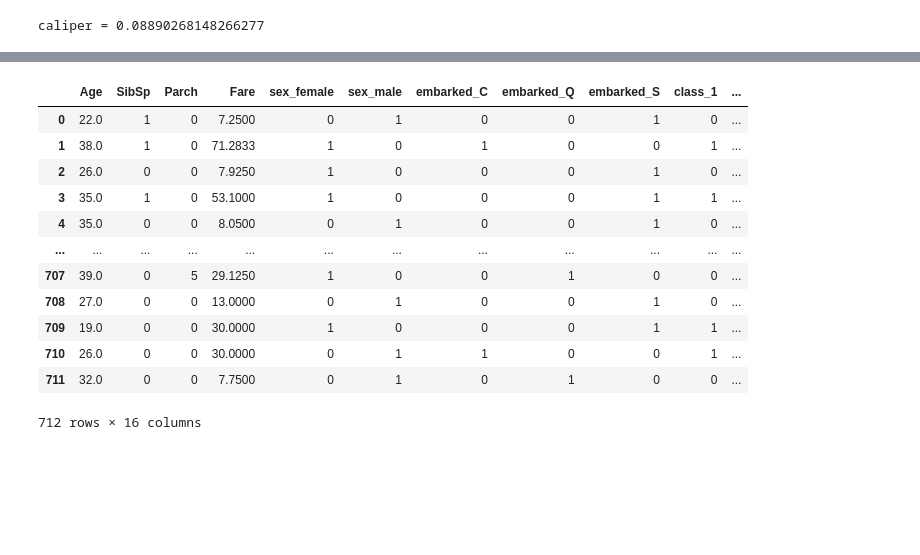
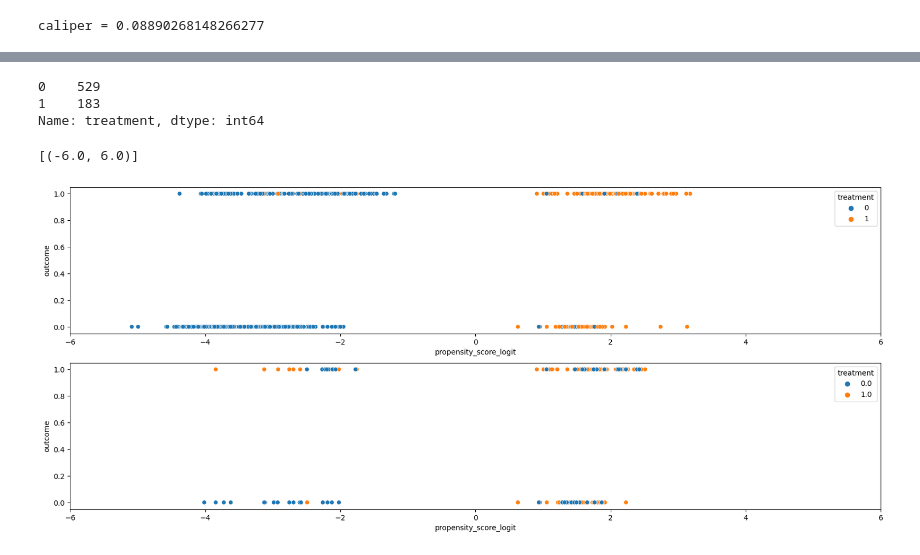
Before and after one commit to iamdingkai/causal-inference, a Jupyter notebook: propensity score matchiing/prop.ipynb, the cells around one changed output, grey strips where cells are left out. Saved outputs shown, nothing was run; the diff lists cells and outputs as text; code cells hidden in the pictures; blank space fills up the shorter version.

Commit message:
add matching

```diff
--- a/propensity score matchiing/prop.ipynb
+++ b/propensity score matchiing/prop.ipynb
@@ -190,6 +192,0 @@ array([  0, 607, 539, 301, 590, 641, 611,  36, 134, 449])
-# %%
-def obtain_match_details(
-        row,
-        all_data,
-        attributes,
-):
@@ -195,0 +198,12 @@ def obtain_match_details(
+# %%
+def perfom_matching_v2(row, indexes, df_data):
+    current_index = int(row['index']) # Obtain value from index-named column, not the actual DF index.
+    prop_score_logit = row['propensity_score_logit']
+    for idx in indexes[current_index,:]:
+        if (current_index != idx) and (row.treatment == 1) and (df_data.loc[idx].treatment == 0):
+            return int(idx)
+
+X_encoded['matched_element'] = X_encoded.reset_index().apply(perfom_matching_v2, axis = 1, args = (indexes, X_encoded))
+
+treated_with_match = ~X_encoded.matched_element.isna()
+treated_matched_data = X_encoded[treated_with_match]
@@ -195,0 +226,15 @@ def obtain_match_details(
+# %%
+untreated_matched_data = pd.DataFrame(
+    data = treated_matched_data['matched_element']
+)
+attributes = ['Age', 'SibSp', 'Parch', 'Fare', 'sex_female', 'sex_male', 'embarked_C',
+       'embarked_Q', 'embarked_S', 'class_1', 'class_2', 'class_3',
+       'propensity_score', 'propensity_score_logit', 'outcome', 'treatment']
+
+def obtain_match_details(row, all_data, attribute):
+    return all_data.loc[row['matched_element']][attribute]
+for attr in attributes:
+    untreated_matched_data[attr] = untreated_matched_data.apply(obtain_match_details, axis = 1, all_data = X_encoded, attribute = attr)
+
+
+untreated_matched_data
@@ -196,16 +255,15 @@ def obtain_match_details(
 # %%
-X_encoded
+X_encoded['treatment'].value_counts()
 # %% [output]
-|  | Age | SibSp | Parch | Fare | sex_female | sex_male | embarked_C | embarked_Q | embarked_S | class_1 | ... |
-| 0 | 22.0 | 1 | 0 | 7.2500 | 0 | 1 | 0 | 0 | 1 | 0 | ... |
-| 1 | 38.0 | 1 | 0 | 71.2833 | 1 | 0 | 1 | 0 | 0 | 1 | ... |
-| 2 | 26.0 | 0 | 0 | 7.9250 | 1 | 0 | 0 | 0 | 1 | 0 | ... |
-| 3 | 35.0 | 1 | 0 | 53.1000 | 1 | 0 | 0 | 0 | 1 | 1 | ... |
-| 4 | 35.0 | 0 | 0 | 8.0500 | 0 | 1 | 0 | 0 | 1 | 0 | ... |
-| ... | ... | ... | ... | ... | ... | ... | ... | ... | ... | ... | ... |
-| 707 | 39.0 | 0 | 5 | 29.1250 | 1 | 0 | 0 | 1 | 0 | 0 | ... |
-| 708 | 27.0 | 0 | 0 | 13.0000 | 0 | 1 | 0 | 0 | 1 | 0 | ... |
-| 709 | 19.0 | 0 | 0 | 30.0000 | 1 | 0 | 0 | 0 | 1 | 1 | ... |
-| 710 | 26.0 | 0 | 0 | 30.0000 | 0 | 1 | 1 | 0 | 0 | 1 | ... |
-| 711 | 32.0 | 0 | 0 | 7.7500 | 0 | 1 | 0 | 1 | 0 | 0 | ... |
-712 rows × 16 columns
+0    529
+1    183
+Name: treatment, dtype: int64
+# %%
+all_matched_data = pd.concat([treated_matched_data, untreated_matched_data], axis = 0)
+# %%
+fig, ax = plt.subplots(2, 1, figsize = (20, 8))
+sns.scatterplot(data = X_encoded, y = 'outcome', x = 'propensity_score_logit', hue = 'treatment', ax = ax[0],).set(xlim = (-6, 6))
+sns.scatterplot(data = all_matched_data, y = 'outcome', x = 'propensity_score_logit', hue = 'treatment', ax = ax[1],).set(xlim = (-6, 6))
+# %% [output]
+[(-6.0, 6.0)]
+[figure, added]
```
Also changed, not shown: parts of 6 cells of this notebook.
